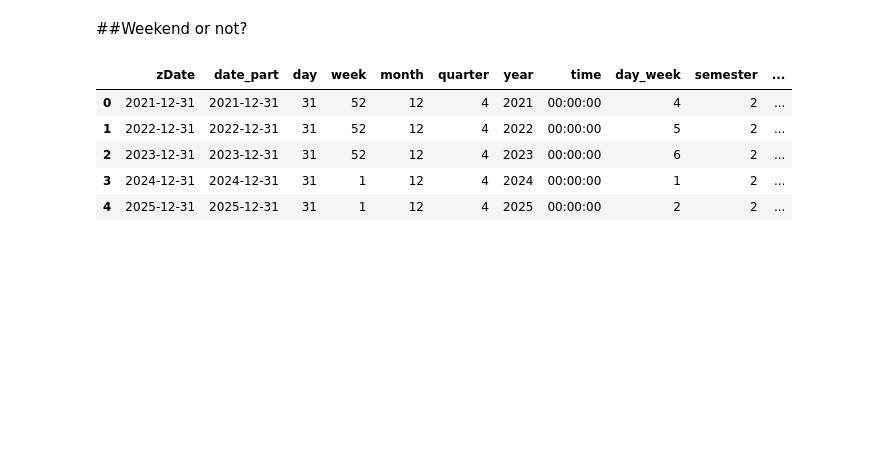
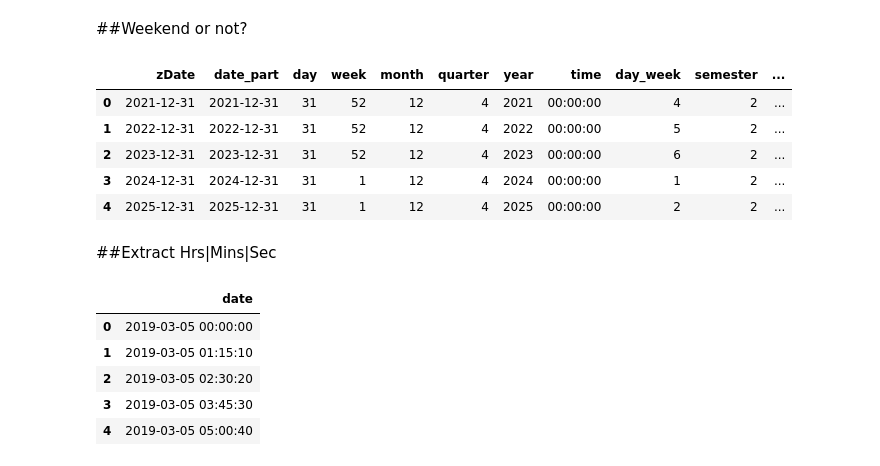
Before and after one commit to Sateesh110/Rep_ML, a Jupyter notebook: zFE_Date_Transformations.ipynb, the cells around one changed output. Cells and saved outputs as stored; diff of their text form; code cells hidden in the pictures; blank space fills up the shorter version.

```diff
--- a/zFE_Date_Transformations.ipynb
+++ b/zFE_Date_Transformations.ipynb
@@ -125,3 +125,16 @@ df.head()
 | 2 | 2023-12-31 | 2023-12-31 | 31 | 52 | 12 | 4 | 2023 | 00:00:00 | 6 | 2 | ... |
 | 3 | 2024-12-31 | 2024-12-31 | 31 | 1 | 12 | 4 | 2024 | 00:00:00 | 1 | 2 | ... |
 | 4 | 2025-12-31 | 2025-12-31 | 31 | 1 | 12 | 4 | 2025 | 00:00:00 | 2 | 2 | ... |
+# %% [markdown]
+##Extract Hrs|Mins|Sec
+# %%
+rng = pd.date_range('2019-03-05', periods=20, freq='1h15min10s')
+df = pd.DataFrame({'date': rng})
+df.head()
+# %% [output]
+|  | date |
+| 0 | 2019-03-05 00:00:00 |
+| 1 | 2019-03-05 01:15:10 |
+| 2 | 2019-03-05 02:30:20 |
+| 3 | 2019-03-05 03:45:30 |
+| 4 | 2019-03-05 05:00:40 |
```
Also changed, not shown: parts of 7 cells of this notebook.
